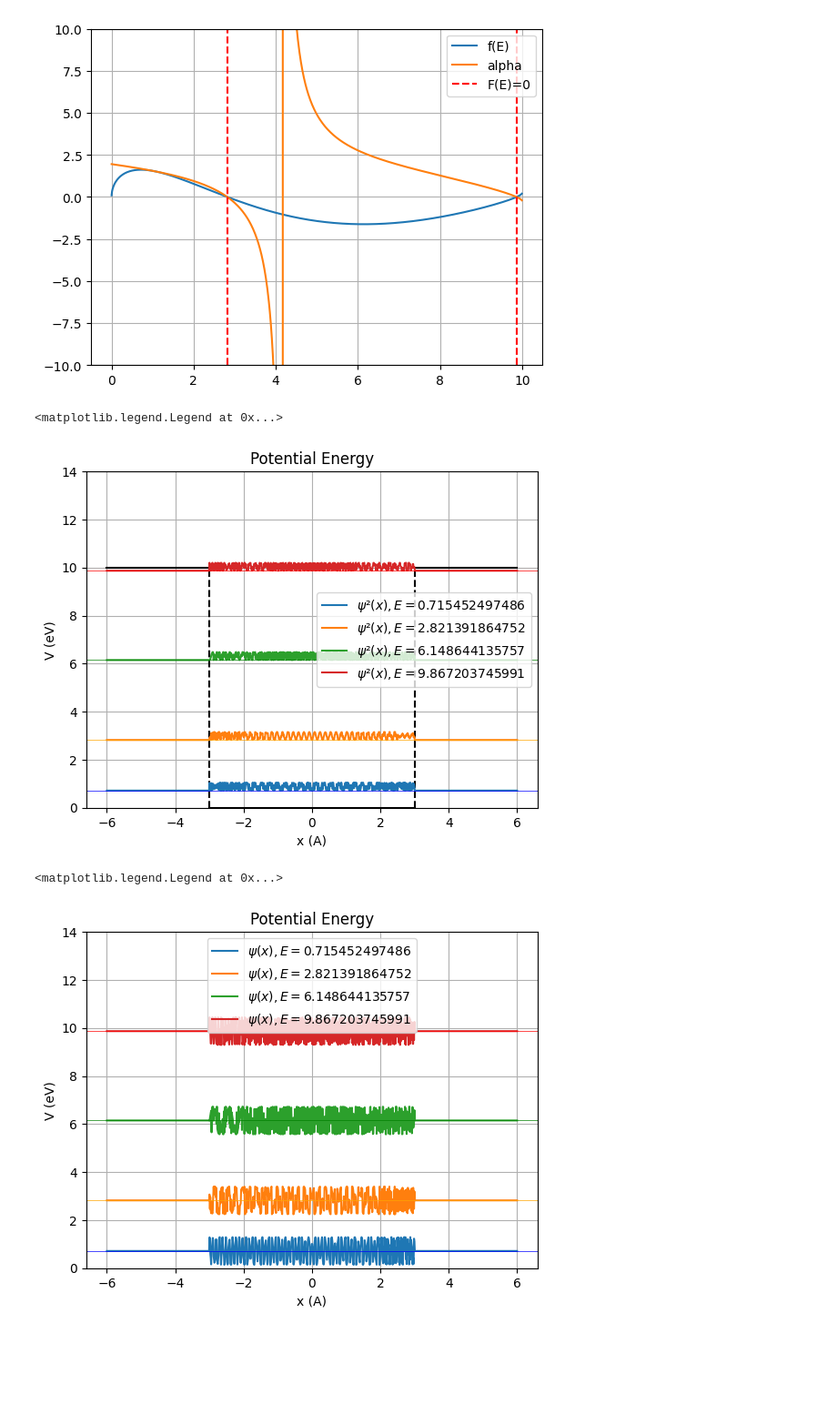
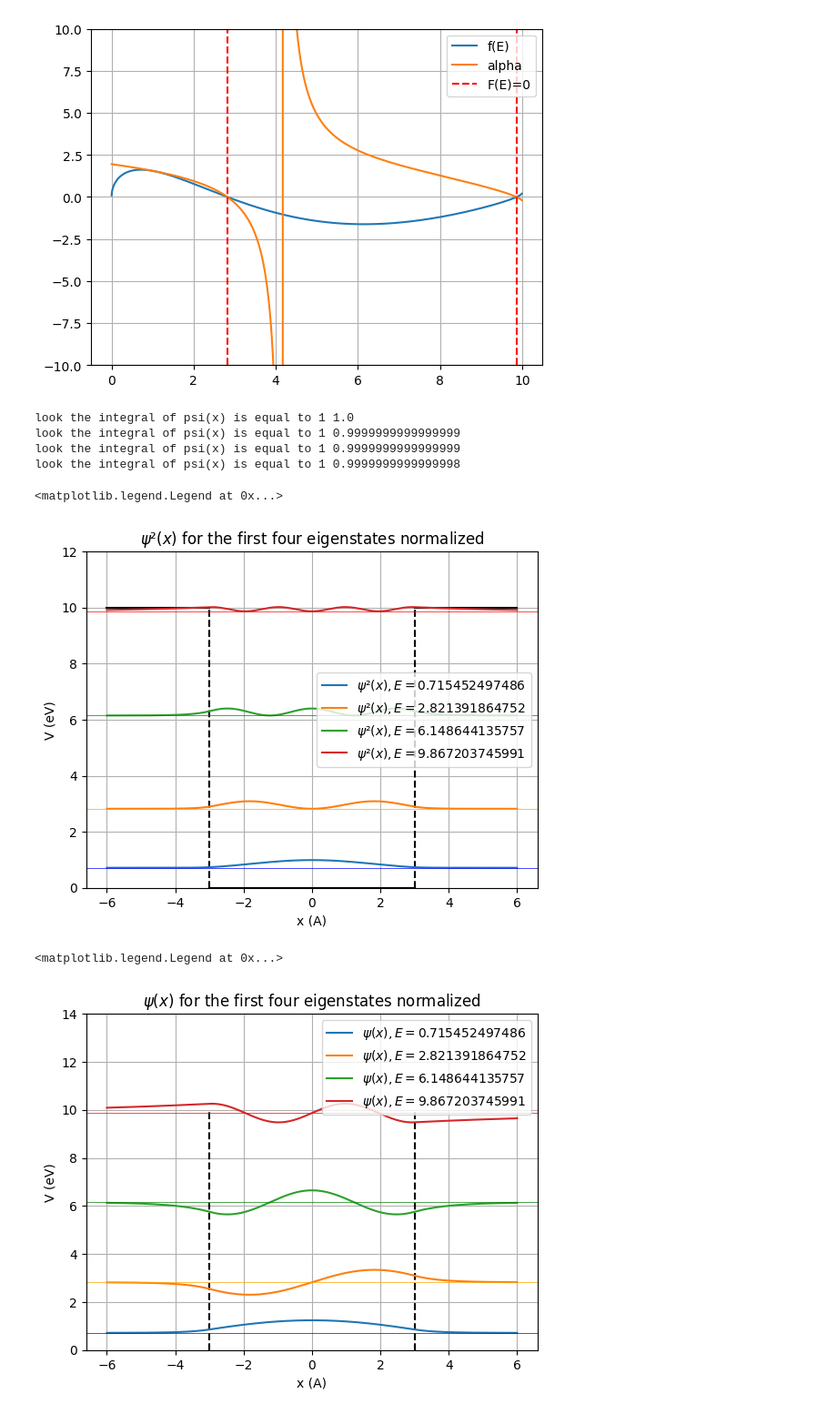
Before and after one commit to juanmillan03/Computational_Physics, a Jupyter notebook: A_first_course/Roots.ipynb, the cells around one changed output. Shown: that part at 91% size. Drawn from its saved outputs; the diff is of its cells as text; code cells hidden in the pictures; blank space fills up the shorter version.

```diff
--- a/A_first_course/Roots.ipynb
+++ b/A_first_course/Roots.ipynb
@@ -218,79 +218,82 @@ plt.vlines(a, 0, V0, colors='black', linestyles='dashed')
 E_values = [0.715452497486, 2.821391864752, 6.148644135757, 9.867203745991]
 
 for n,j in enumerate(E_values):
-    alpha = np.sqrt(2*m*j/hbar**2)
-    beta = np.sqrt(2*m*(V0-j)/hbar**2)
+    alpha = np.sqrt(2*m*j/hbar2)
+    beta = np.sqrt(2*m*(V0-j)/hbar2)
     # Espacio
     x = np.linspace(-2*a, 2*a, 1000)
     psi = np.zeros_like(x)
-    if n < 2:  # even parity
+    if n%2==0:  # even parity
         for i, xi in enumerate(x):
-            if abs(xi) <= a:
-                psi[i] = np.cos(alpha * xi)
+            if abs(xi)<= a:
+                psi[i] = np.cos(alpha*xi)
             else:
                 psi[i] = np.cos(alpha * a) * np.exp(-beta * (abs(xi) - a))
     else:  # odd parity
-        alpha = np.sqrt(2*m*j/hbar**2)
-        beta = np.sqrt(2*m*(V0-j)/hbar**2)
-        # Espacio
         for i, xi in enumerate(x):
             if abs(xi) <= a:
                 psi[i] = np.sin(alpha * xi)
             else:
                 psi[i] = np.sign(xi)*np.sin(alpha*a) * np.exp(-beta * (abs(xi) - a))
     norm = np.sqrt(np.trapezoid(np.abs(psi)**2, x))
-    psi /= norm
-    plt.plot(x, psi*psi+j, label=f"$ \psi ²(x),E= {j}$")
+    psi /= norm  # Normalization
+    print("look the integral of psi(x) is equal to 1",np.trapezoid(np.abs(psi)**2, x))
+    plt.plot(x, psi*psi+j, label=rf"$ \psi ²(x),E= {j}$")
 
 plt.axhline(E_values[0], color='b', lw=0.5)
 plt.axhline(E_values[2], color='g', lw=0.5)
 plt.axhline(E_values[1], color='orange', lw=0.5)
 plt.axhline(E_values[3], color='r', lw=0.5)
-plt.ylim(0, 14)
+plt.ylim(0, 12)
 plt.xlabel('x (A)')
 plt.ylabel('V (eV)')
-plt.title('Potential Energy')
+plt.title(rf"$ \psi ²(x) $ for the first four eigenstates normalized")
 plt.grid()
 plt.legend()
 # %% [output]
-<matplotlib.legend.Legend at 0x...>
+look the integral of psi(x) is equal to 1 1.0
+look the integral of psi(x) is equal to 1 0.9999999999999999
+look the integral of psi(x) is equal to 1 0.9999999999999999
+look the integral of psi(x) is equal to 1 0.9999999999999998
+<matplotlib.legend.Legend at 0x...>
-[figure, old version]
+[figure, new version]
 # %%
+
+plt.vlines(-a, 0, V0, colors='black', linestyles='dashed')
+plt.vlines(a, 0, V0, colors='black', linestyles='dashed')
 for n,j in enumerate(E_values):
-    alpha = np.sqrt(2*m*j/hbar**2)
-    beta = np.sqrt(2*m*(V0-j)/hbar**2)
+    alpha = np.sqrt(2*m*j/hbar2)
+    beta = np.sqrt(2*m*(V0-j)/hbar2)
     # Espacio
     x = np.linspace(-2*a, 2*a, 1000)
     psi = np.zeros_like(x)
-    if n < 2:  # even parity
+    if n%2==0:  # even parity
         for i, xi in enumerate(x):
             if abs(xi) <= a:
                 psi[i] = np.cos(alpha * xi)
             else:
                 psi[i] = np.cos(alpha * a) * np.exp(-beta * (abs(xi) - a))
     else:  # odd parity
-        alpha = np.sqrt(2*m*j/hbar**2)
-        beta = np.sqrt(2*m*(V0-j)/hbar**2)
         # Espacio
         for i, xi in enumerate(x):
             if abs(xi) <= a:
                 psi[i] = np.sin(alpha * xi)
             else:
                 psi[i] = np.sign(xi)*np.sin(alpha*a) * np.exp(-beta * (abs(xi) - a))
     norm = np.sqrt(np.trapezoid(np.abs(psi)**2, x))
     psi /= norm
-    plt.plot(x, psi+j, label=f"$ \psi(x),E= {j}$")
+    plt.plot(x, psi+j, label=rf"$ \psi(x),E= {j}$")
 
-plt.axhline(E_values[0], color='b', lw=0.5)
+plt.axhline(E_values[0], color='blue', lw=0.5)
 plt.axhline(E_values[2], color='g', lw=0.5)
 plt.axhline(E_values[1], color='orange', lw=0.5)
 plt.axhline(E_values[3], color='r', lw=0.5)
 plt.ylim(0, 14)
 plt.xlabel('x (A)')
 plt.ylabel('V (eV)')
-plt.title('Potential Energy')
+plt.title(rf"$ \psi(x) $ for the first four eigenstates normalized")
 plt.grid()
 plt.legend()
 # %% [output]
 <matplotlib.legend.Legend at 0x...>
-[figure, old version]
+[figure, new version]
```
Also changed, not shown: parts of 3 cells of this notebook, 3 other files.
